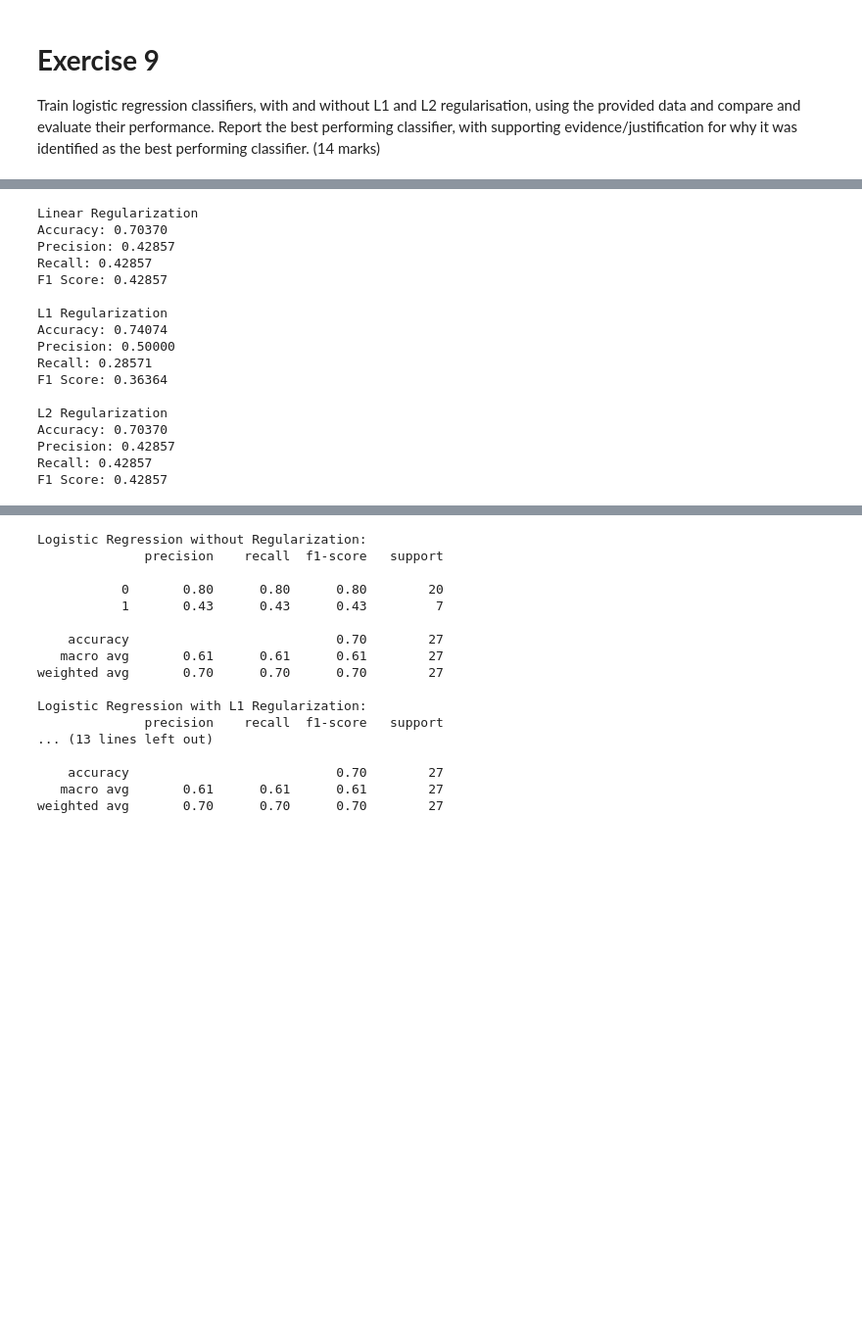
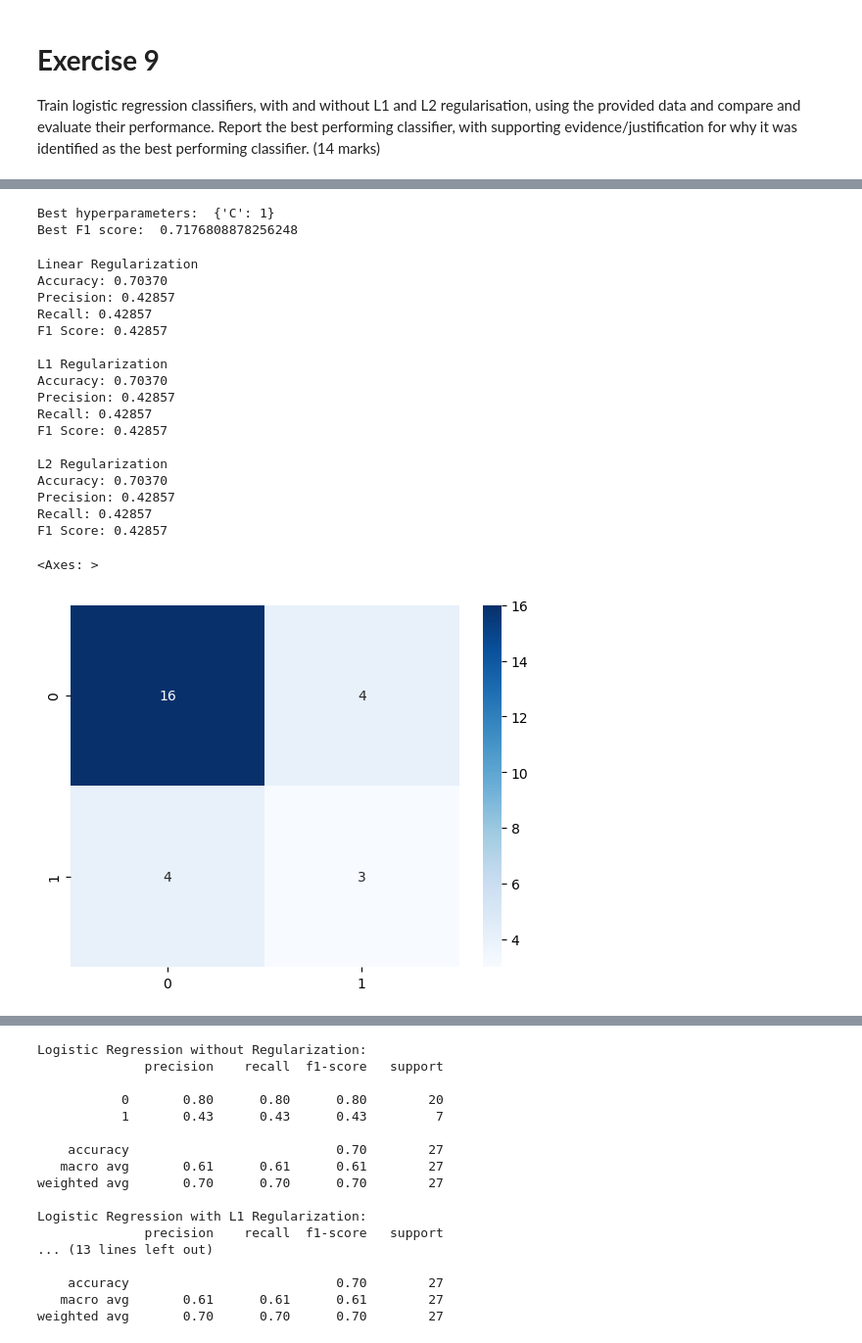
Before and after one commit to AmazingShrush/MLCoursework, a Jupyter notebook: COMP5611M_Coursework_Assessment.ipynb, the cells around one changed output, grey strips where cells are left out. Shown at 98% size. Cells and saved outputs as stored; diff of their text form; code cells hidden in the pictures; blank space fills up the shorter version.

```diff
--- a/COMP5611M_Coursework_Assessment.ipynb
+++ b/COMP5611M_Coursework_Assessment.ipynb
@@ -642,8 +701,8 @@ from sklearn.linear_model import LogisticRegression
 
 # Define the hyperparameters you want to search over
 param_grid = {
-    'C': [0.01, 0.1, 1, 10, 100],
-    'max_iter':[10,100,1000,10000,100000]
+    'C': [0.0001,0.001,0.01, 0.1, 1, 10, 100],
+#     'max_iter':[10,100,1000,10000,100000]
 }
 
 # Create a logistic regression model
@@ -698,10 +723,36 @@ Please also refer to the documentation for alternative solver options:
+# %%
+from sklearn.linear_model import LogisticRegression
+from sklearn.model_selection import GridSearchCV
+from sklearn.metrics import make_scorer, f1_score
+
+# Define the logistic regression model with L2 penalty
+logreg_l2 = LogisticRegression(penalty='l2')
+
+# Define the hyperparameters to tune
+param_grid = {'C': [0.01, 0.1, 1, 10, 100]}
+
+# Define the scoring metric (F1 score)
+scorer = make_scorer(f1_score)
+
+# Create the GridSearchCV object
+grid_search = GridSearchCV(logreg_l2, param_grid=param_grid, scoring='f1_weighted', cv=10)
+
+# Fit the GridSearchCV object to the data
+grid_search.fit(X_train_prepared, y_train)
+
+# Print the best hyperparameters and the corresponding F1 score
+print("Best hyperparameters: ", grid_search.best_params_)
+print("Best F1 score: ", grid_search.best_score_)
+# %% [output]
+Best hyperparameters:  {'C': 1}
+Best F1 score:  0.7176808878256248
 # %%
 from sklearn.linear_model import LogisticRegression
 import numpy as np
 from sklearn.metrics import accuracy_score, precision_score, recall_score, f1_score
 
 # Train logistic regression model without regularisation
-logistic_regression = LogisticRegression()
+logistic_regression = LogisticRegression(max_iter=10000)
 logistic_regression.fit(X_train_prepared, np.ravel(y_train))
 y_pred = logistic_regression.predict(X_test_prepared)
 print('Linear Regularization')
@@ -711,16 +762,12 @@ print('Recall: {:.5f}'.format(recall_score(y_test, y_pred)))
 print('F1 Score: {:.5f}'.format(f1_score(y_test, y_pred)))
 print()
 # Train logistic regression model with L1 regularisation
-l1_logistic_regression = LogisticRegression(penalty='l1', solver='liblinear', C=0.1, max_iter=100)
+l1_logistic_regression = LogisticRegression(penalty='l1', solver='liblinear', max_iter=10000,random_state=42)
 l1_logistic_regression.fit(X_train_prepared,np.ravel(y_train))
 
 # Train logistic regression model with L2 regularisation
-l2_logistic_regression = LogisticRegression(penalty='l2', max_iter=100)
+l2_logistic_regression = LogisticRegression(penalty='l2', C=0.1,max_iter=10000)
 l2_logistic_regression.fit(X_train_prepared,np.ravel(y_train))
-
-# Train logistic regression classifier with L1 regularization
-# clf_l1 = LogisticRegression(penalty='l1', solver='saga', random_state=42, max_iter=5000)
-# clf_l1.fit(X_train_prepared, y_train)
 
 # Predict on the test set and evaluate performance
 y_pred_l1 = l1_logistic_regression.predict(X_test_prepared)
@@ -749,13 +796,23 @@ Recall: 0.42857
 F1 Score: 0.42857
 
 L1 Regularization
-Accuracy: 0.74074
-Precision: 0.50000
-Recall: 0.28571
-F1 Score: 0.36364
+Accuracy: 0.70370
+Precision: 0.42857
+Recall: 0.42857
+F1 Score: 0.42857
 
 L2 Regularization
 Accuracy: 0.70370
 Precision: 0.42857
 Recall: 0.42857
 F1 Score: 0.42857
+# %%
+from sklearn.metrics import confusion_matrix
+import seaborn as sns
+
+conf_matrix = confusion_matrix(y_test, y_pred_l1)
+
+sns.heatmap(conf_matrix, annot=True, cmap='Blues')
+# %% [output]
+<Axes: >
+[figure, added]
```
Also changed, not shown: parts of 23 cells of this notebook, 2 other files.
